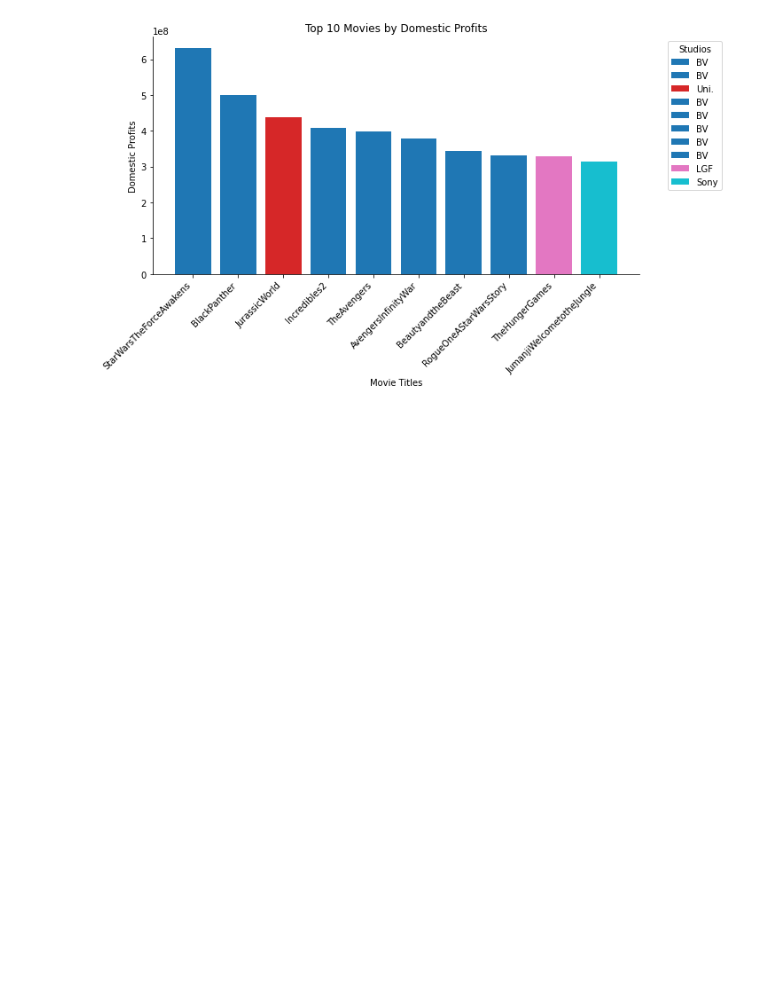
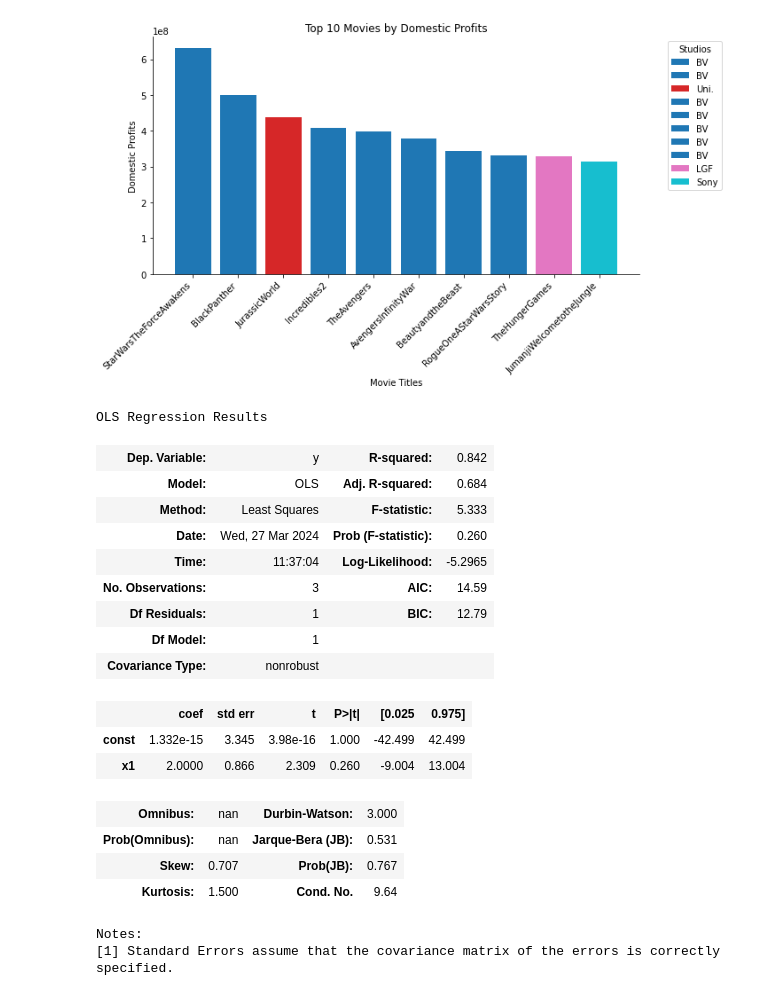
Before and after one commit to TravisClark1432/TAD-Pictures-Productions-Analysis, a Jupyter notebook: danny.ipynb, the cells around one changed output. Cells and saved outputs as stored; diff of their text form; code cells hidden in the pictures; blank space fills up the shorter version.

```diff
--- a/danny.ipynb
+++ b/danny.ipynb
@@ -120,3 +128,30 @@ plt.tight_layout()
 plt.show()
 # %% [output]
 [figure]
+# %%
+X = np.array([1.5, 3.5, 5.5])
+Y = np.array([2, 9, 10])
+X_plus_c = sm.add_constant(X)
+# you have to add the y-int to the equation manually in statsmodels (put X and not Y) Then, call uppercase OLS and the method fit:
+model = sm.OLS(Y, X_plus_c).fit()
+model.summary()
+# %% [output]
+OLS Regression Results
+| Dep. Variable: | y | R-squared: | 0.842 |
+| Model: | OLS | Adj. R-squared: | 0.684 |
+| Method: | Least Squares | F-statistic: | 5.333 |
+| Date: | Wed, 27 Mar 2024 | Prob (F-statistic): | 0.260 |
+| Time: | 11:37:04 | Log-Likelihood: | -5.2965 |
+| No. Observations: | 3 | AIC: | 14.59 |
+| Df Residuals: | 1 | BIC: | 12.79 |
+| Df Model: | 1 |  |  |
+| Covariance Type: | nonrobust |  |  |
+|  | coef | std err | t | P>|t| | [0.025 | 0.975] |
+| const | 1.332e-15 | 3.345 | 3.98e-16 | 1.000 | -42.499 | 42.499 |
+| x1 | 2.0000 | 0.866 | 2.309 | 0.260 | -9.004 | 13.004 |
+| Omnibus: | nan | Durbin-Watson: | 3.000 |
+| Prob(Omnibus): | nan | Jarque-Bera (JB): | 0.531 |
+| Skew: | 0.707 | Prob(JB): | 0.767 |
+| Kurtosis: | 1.500 | Cond. No. | 9.64 |
+Notes:
+[1] Standard Errors assume that the covariance matrix of the errors is correctly specified.
```
Also changed, not shown: parts of 3 cells of this notebook.
